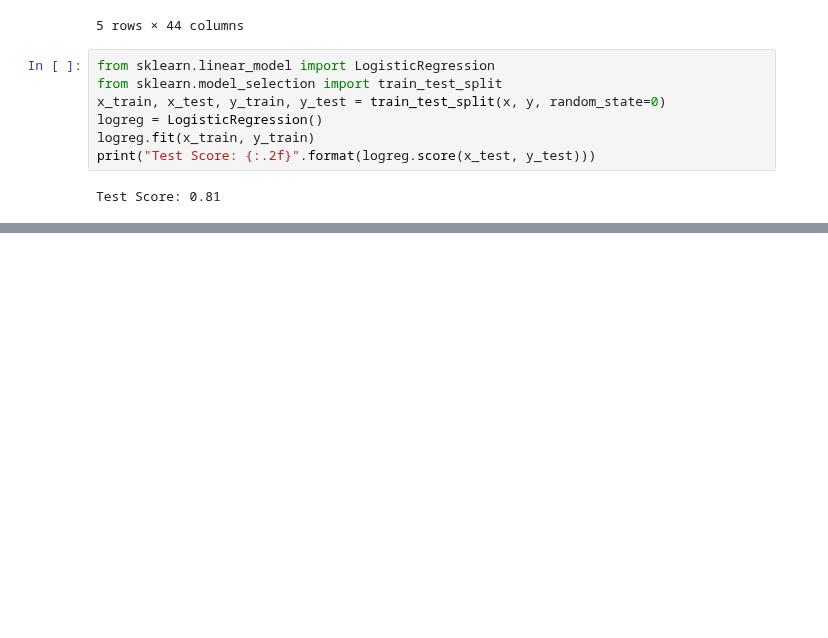
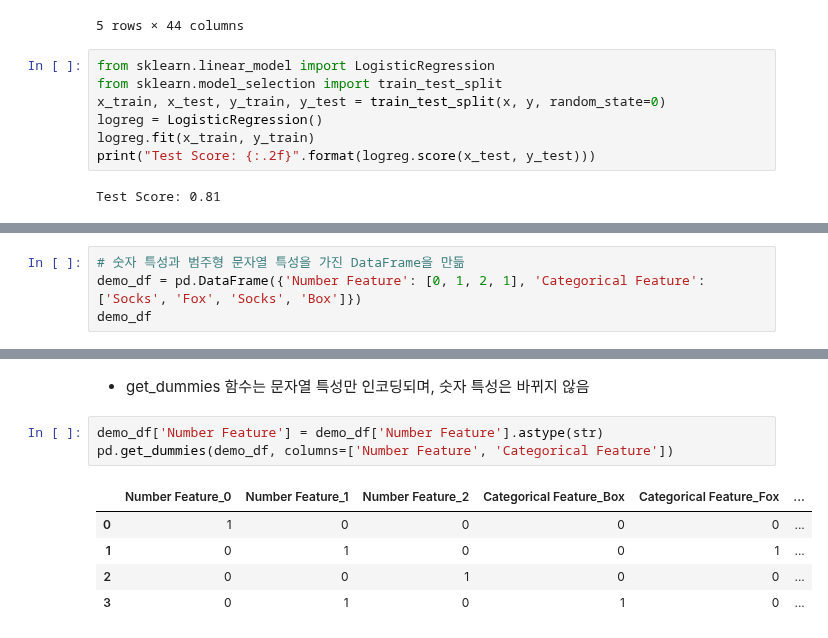
Before and after one commit to JMmmmuu/ML, a Jupyter notebook: IntroToMLwithPython/4_RepresentingData_n_EngineeringFeatures.ipynb, the cells around one changed output, grey strips where cells are left out. Saved outputs shown, nothing was run; the diff lists cells and outputs as text; blank space fills up the shorter version.

```diff
--- a/IntroToMLwithPython/4_RepresentingData_n_EngineeringFeatures.ipynb
+++ b/IntroToMLwithPython/4_RepresentingData_n_EngineeringFeatures.ipynb
@@ -141,0 +144,4 @@ Test Score: 0.81
+# %%
+# 숫자 특성과 범주형 문자열 특성을 가진 DataFrame을 만듦
+demo_df = pd.DataFrame({'Number Feature': [0, 1, 2, 1], 'Categorical Feature': ['Socks', 'Fox', 'Socks', 'Box']})
+demo_df
@@ -141,0 +162,11 @@ Test Score: 0.81
+# %% [markdown]
+* get_dummies 함수는 문자열 특성만 인코딩되며, 숫자 특성은 바뀌지 않음
+# %%
+demo_df['Number Feature'] = demo_df['Number Feature'].astype(str)
+pd.get_dummies(demo_df, columns=['Number Feature', 'Categorical Feature'])
+# %% [output]
+|  | Number Feature_0 | Number Feature_1 | Number Feature_2 | Categorical Feature_Box | Categorical Feature_Fox | ... |
+| 0 | 1 | 0 | 0 | 0 | 0 | ... |
+| 1 | 0 | 1 | 0 | 0 | 1 | ... |
+| 2 | 0 | 0 | 1 | 0 | 0 | ... |
+| 3 | 0 | 1 | 0 | 1 | 0 | ... |
```
Also changed, not shown: parts of 14 cells of this notebook.
